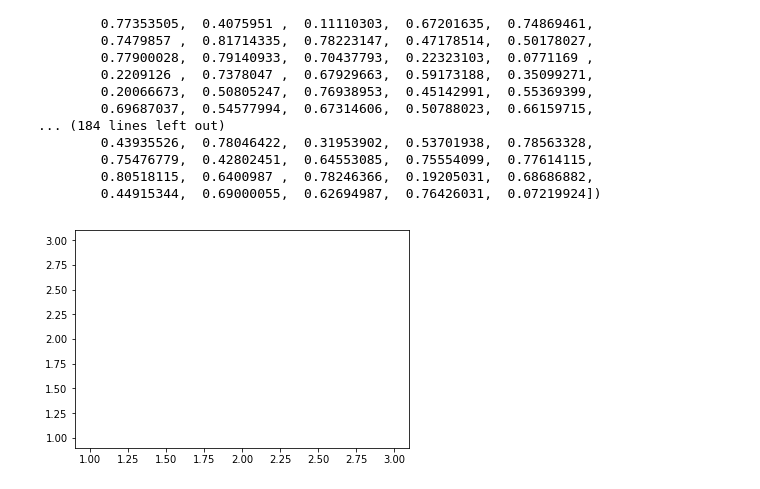
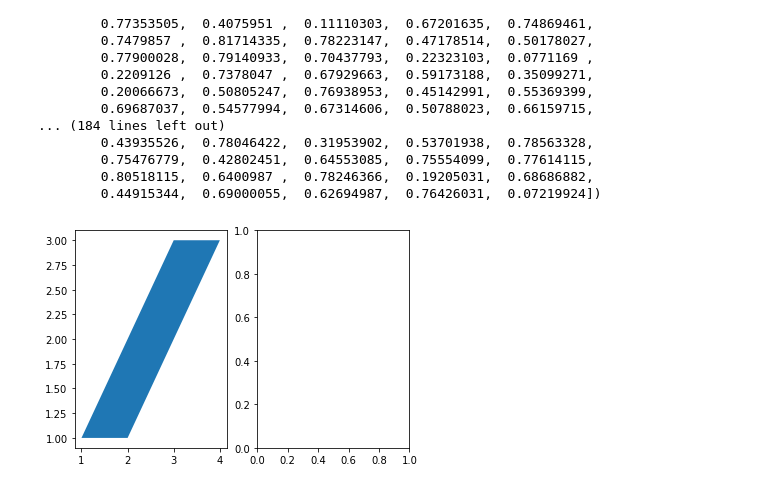
Before and after one commit to wsinbol/nlp_test, a Jupyter notebook: sklearn/tutorial/k_means.ipynb, the cells around one changed output. Drawn from its saved outputs; the diff is of its cells as text; code cells hidden in the pictures.

```diff
--- a/sklearn/tutorial/k_means.ipynb
+++ b/sklearn/tutorial/k_means.ipynb
@@ -207,7 +207,8 @@ array([ 0.483394  ,  0.68820823,  0.77397222,  0.7511008 ,  0.46373995,
         0.44915344,  0.69000055,  0.62694987,  0.76426031,  0.07219924])
 # %%
 import matplotlib.pyplot as plt
-plt.fill_betweenx([1,2,3],[1,2,3],[1,2,3])
+fig, (ax1, ax2) = plt.subplots(1, 2)
+ax1.fill_betweenx([1,2,3],[1,2,3],[2,3,4])
 plt.show()
 # %% [output]
-[figure, old version]
+[figure, new version]
```
